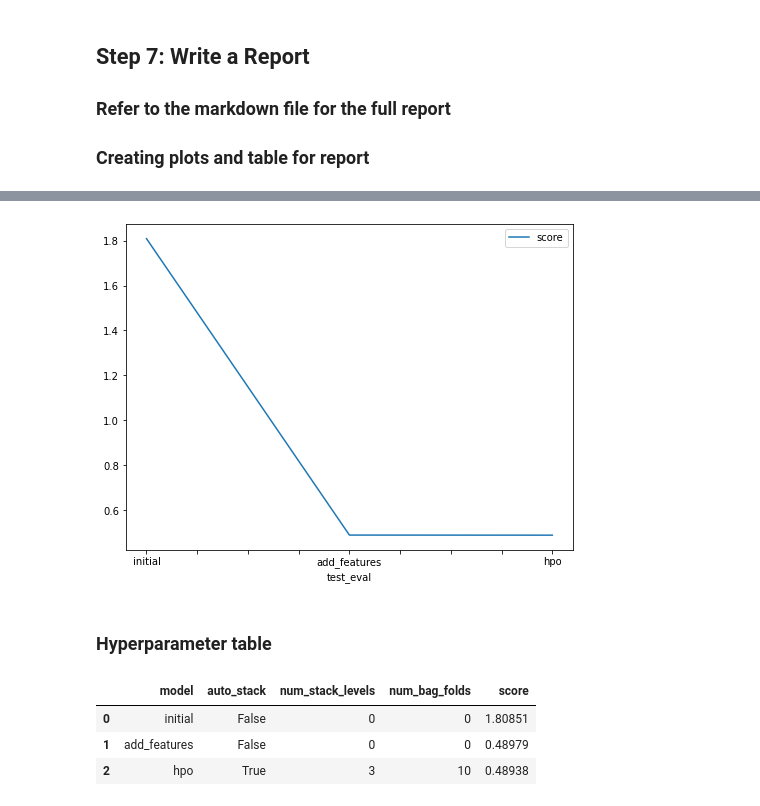
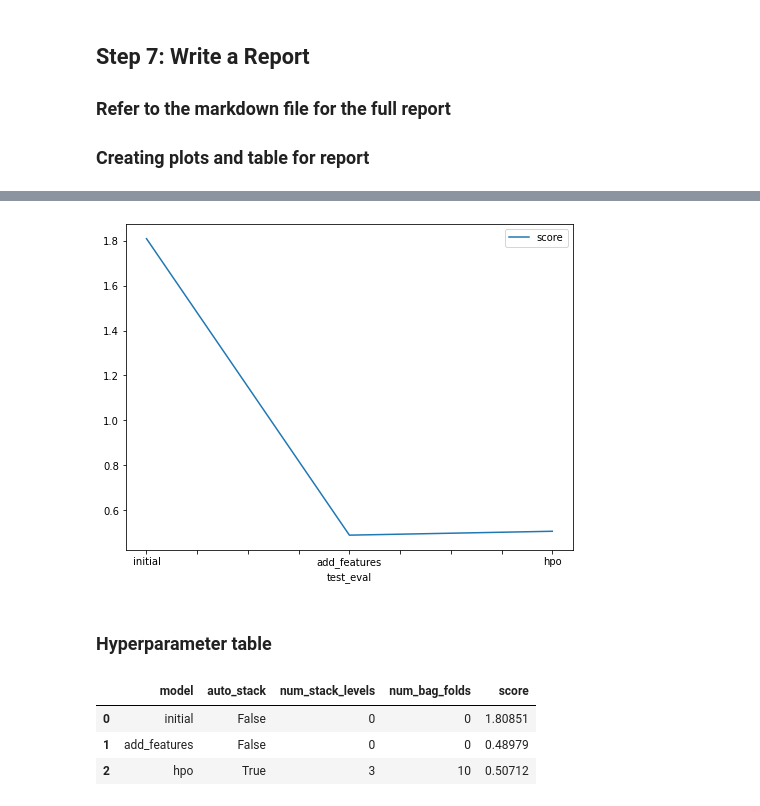
Before and after one commit to elsheikhams/udacity_aws_mle_prj-1, a Jupyter notebook: project-template.ipynb, the cells around one changed output, grey strips where cells are left out. Saved outputs shown, nothing was run; the diff lists cells and outputs as text; code cells hidden in the pictures.

```diff
--- a/project-template.ipynb
+++ b/project-template.ipynb
@@ -541,14 +635,14 @@ fig.savefig('model_train_score.png')
 # %%
 # Take the 3 kaggle scores and creating a line plot to show improvement
 fig = pd.DataFrame(
     {
         "test_eval": ["initial", "add_features", "hpo"],
-        "score": [1.80851, 0.48979, 0.48938]
+        "score": [1.80851, 0.48979, 0.50712]
     }
 ).plot(x="test_eval", y="score", figsize=(8, 6)).get_figure()
 fig.savefig('model_test_score.png')
 # %% [output]
-[figure, old version]
+[figure, new version]
 # %% [markdown]
 ### Hyperparameter table
 # %%
@@ -558,10 +652,10 @@ pd.DataFrame({
     "auto_stack": [False, False, True],
     "num_stack_levels": [0, 0, 3],
     "num_bag_folds": [0, 0, 10],
-    "score": [1.80851, 0.48979, 0.48938]
+    "score": [1.80851, 0.48979, 0.50712]
 })
 # %% [output]
 |  | model | auto_stack | num_stack_levels | num_bag_folds | score |
 | 0 | initial | False | 0 | 0 | 1.80851 |
 | 1 | add_features | False | 0 | 0 | 0.48979 |
-| 2 | hpo | True | 3 | 10 | 0.48938 |
+| 2 | hpo | True | 3 | 10 | 0.50712 |
```
Also changed, not shown: parts of 6 cells of this notebook, 5 other files.
